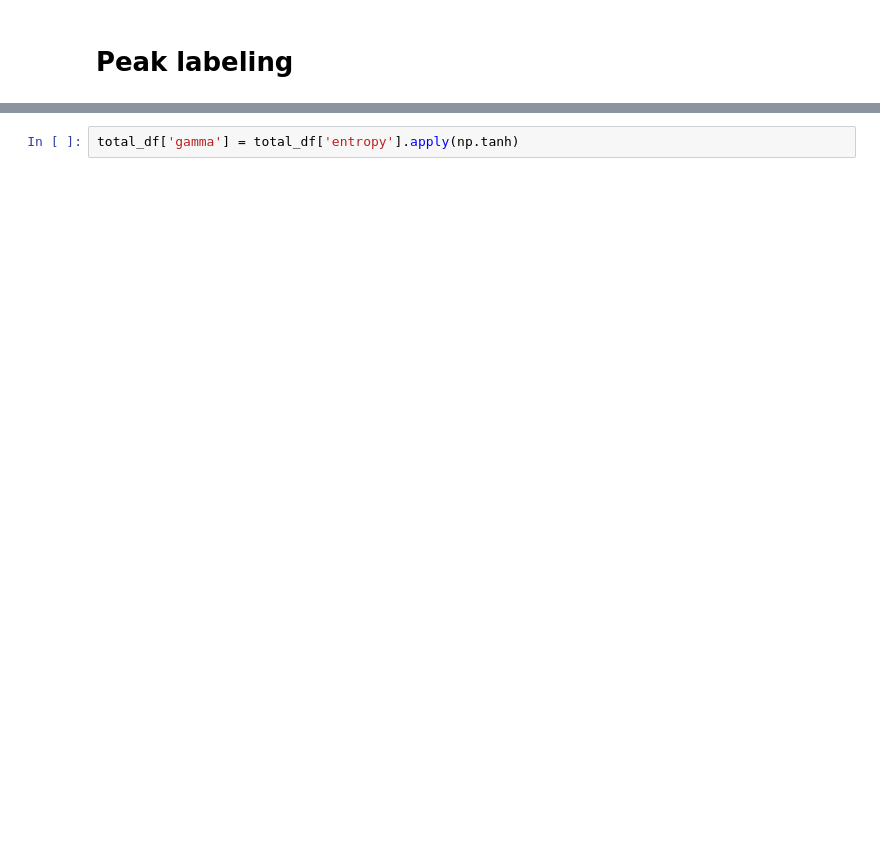
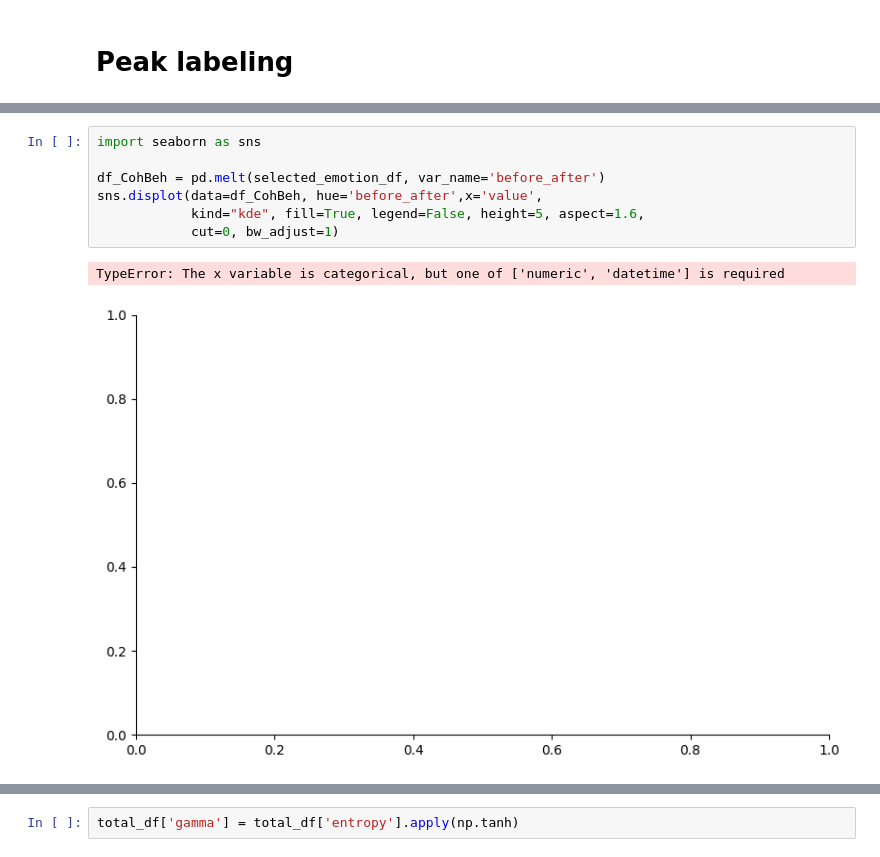
Before and after one commit to 1pha/MulitmodalERC-TensorMixerNetwork, a Jupyter notebook: modeling.ipynb, the cells around one changed output, grey strips where cells are left out. Cells and saved outputs as stored; diff of their text form; blank space fills up the shorter version.

```diff
--- a/modeling.ipynb
+++ b/modeling.ipynb
@@ -31,0 +241,10 @@ total_df['entropy'] = total_df[selected_columns].apply(take_log).apply(np.nansum
+# %%
+import seaborn as sns
+
+df_CohBeh = pd.melt(selected_emotion_df, var_name='before_after')
+sns.displot(data=df_CohBeh, hue='before_after',x='value',
+            kind="kde", fill=True, legend=False, height=5, aspect=1.6,
+            cut=0, bw_adjust=1)
+# %% [output]
+TypeError: The x variable is categorical, but one of ['numeric', 'datetime'] is required
+[figure, added]
```
Also changed, not shown: parts of 41 cells of this notebook.
